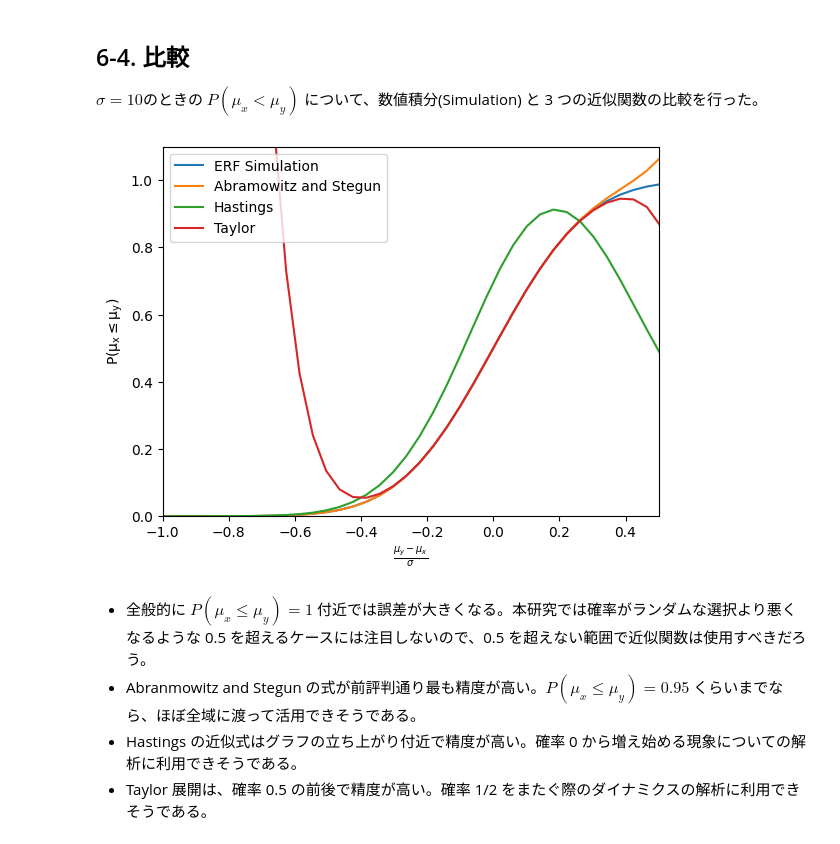
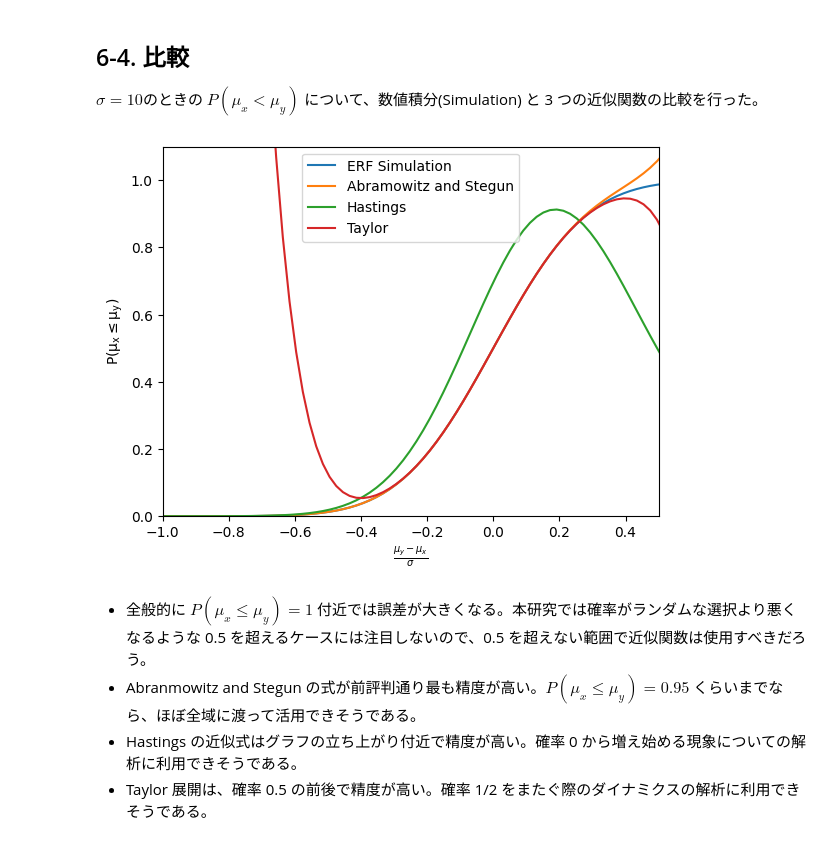
Before and after one commit to hamling-ling/StocasticSignals, a Jupyter notebook: src/two_distros.ipynb, the cells around one changed output. Drawn from its saved outputs; the diff is of its cells as text; code cells hidden in the pictures.

```diff
--- a/src/two_distros.ipynb
+++ b/src/two_distros.ipynb
@@ -379,46 +376,46 @@ def phi_abst_positive(z):
     t  = 1/(1+p * z)
     return 1-1/(np.sqrt(2 * np.pi)) * np.exp(-(z**2)/2) * (b1*t + b2*(t**2) + b3*(t**3) + b4*(t**4) + b5*(t**5))
 
 def phi_abst_negative(z):
     return 1-phi_abst_positive(-1*z)
 
 def phi_hastings(z):
     p=0.2316419
     b1 = 0.319381530
     b2 =-0.356563782
     b3 = 1.781477937
     t  = 1/(1+p * z)
     return 1-1/(np.sqrt(2 * np.pi)) * np.exp(-(z**2)/2) * (b1*t + b2*(t**2) + b3*(t**3))
 
 def phi_hastings_negative(z):
     return 1-phi_hastings(-1*z)
 
 def phi_taylor4(z):
     return 0.5 + (1.0/math.sqrt(2.0 * math.pi)) * (z - (z**3)/6.0 + (z**5)/40 - (z**7)/336)
 
-sigma10      = 10
-delta        = np.linspace(-2.0, 2.0, 100)
-sigmadelta10 = (sigma10**2 + sigma10**2)/n
-zs10         = 10*delta / (np.sqrt(sigmadelta10))
+sigma      = sigmas[1]
+delta      = np.linspace(-10.0, 10.0, 100)
+sigmadelta = (sigma**2 + sigma**2)/n
+zs         = delta / (np.sqrt(sigmadelta))
 
-simulation  = phi(zs10)
-approx_abst = phi_abst_negative(zs10)
-approx_hast = phi_hastings_negative(zs10)
-approx_tay4 = phi_taylor4(zs10)
+simulation  = phi(zs)
+approx_abst = phi_abst_negative(zs)
+approx_hast = phi_hastings_negative(zs)
+approx_tay4 = phi_taylor4(zs)
 
-plt.plot(delta, simulation,  label="ERF Simulation")
-plt.plot(delta, approx_abst, label="Abramowitz and Stegun")
-plt.plot(delta, approx_hast, label="Hastings")
-plt.plot(delta, approx_tay4, label="Taylor")
+plt.plot(delta/sigma, simulation,  label="ERF Simulation")
+plt.plot(delta/sigma, approx_abst, label="Abramowitz and Stegun")
+plt.plot(delta/sigma, approx_hast, label="Hastings")
+plt.plot(delta/sigma, approx_tay4, label="Taylor")
 
 plt.legend()
 plt.xlabel("$\\frac{\\mu_y - \\mu_x}{\\sigma}$")
 plt.ylabel("$\\rm{P}(\\mu_x \\leq \\mu_y)$")
 plt.xlim(-1,0.5)
 plt.ylim(0,1.1)
 plt.show()
 # %% [output]
-[figure, old version]
+[figure, new version]
 # %% [markdown]
 * 全般的に $P(\mu_x \le \mu_y)=1$ 付近では誤差が大きくなる。本研究では確率がランダムな選択より悪くなるような 0.5 を超えるケースには注目しないので、0.5 を超えない範囲で近似関数は使用すべきだろう。
 * Abranmowitz and Stegun の式が前評判通り最も精度が高い。$P(\mu_x \le \mu_y)=0.95$ くらいまでなら、ほぼ全域に渡って活用できそうである。
```
Also changed, not shown: parts of 8 cells of this notebook.
